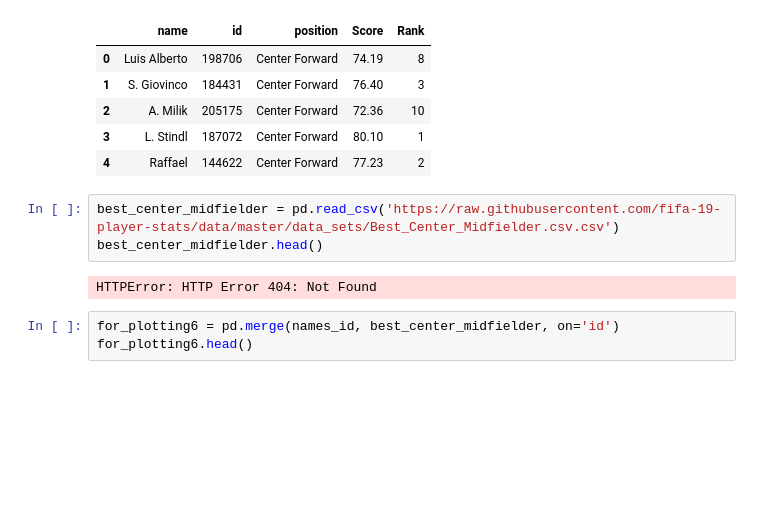
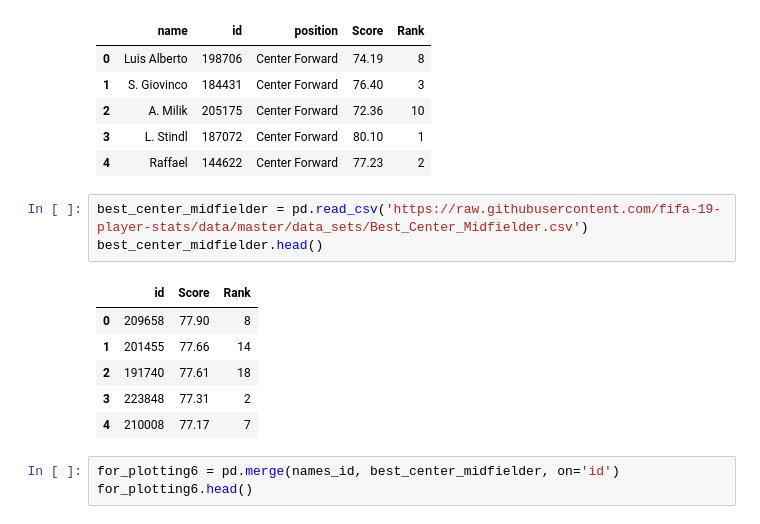
Before and after one commit to fifa-19-player-stats/data, a Jupyter notebook: code/FIFA19_Merging_Plotly.ipynb, the cells around one changed output. Drawn from its saved outputs; the diff is of its cells as text; blank space fills up the shorter version.

```diff
--- a/code/FIFA19_Merging_Plotly.ipynb
+++ b/code/FIFA19_Merging_Plotly.ipynb
@@ -177,10 +177,15 @@ for_plotting5.head()
 | 3 | L. Stindl | 187072 | Center Forward | 80.10 | 1 |
 | 4 | Raffael | 144622 | Center Forward | 77.23 | 2 |
 # %%
-best_center_midfielder = pd.read_csv('https://raw.githubusercontent.com/fifa-19-player-stats/data/master/data_sets/Best_Center_Midfielder.csv.csv')
+best_center_midfielder = pd.read_csv('https://raw.githubusercontent.com/fifa-19-player-stats/data/master/data_sets/Best_Center_Midfielder.csv')
 best_center_midfielder.head()
 # %% [output]
-HTTPError: HTTP Error 404: Not Found
+|  | id | Score | Rank |
+| 0 | 209658 | 77.90 | 8 |
+| 1 | 201455 | 77.66 | 14 |
+| 2 | 191740 | 77.61 | 18 |
+| 3 | 223848 | 77.31 | 2 |
+| 4 | 210008 | 77.17 | 7 |
 # %%
 for_plotting6 = pd.merge(names_id, best_center_midfielder, on='id')
 for_plotting6.head()
```
Also changed, not shown: 1 other file.
